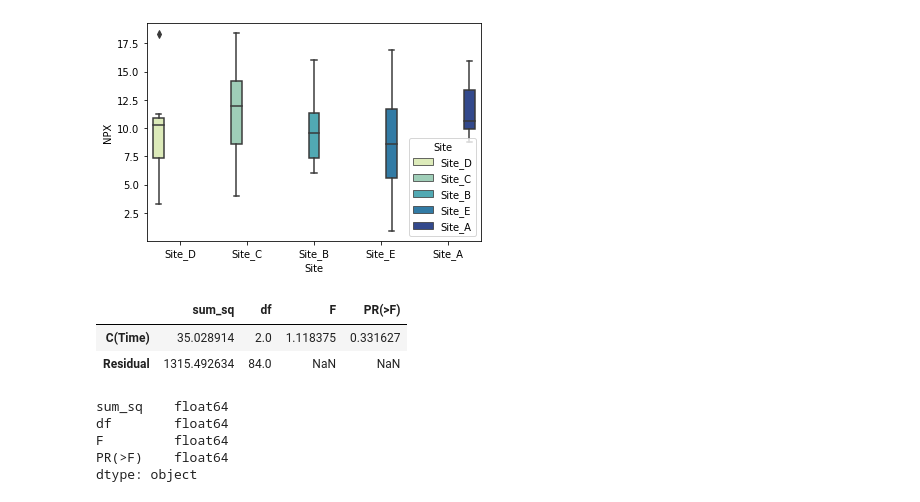
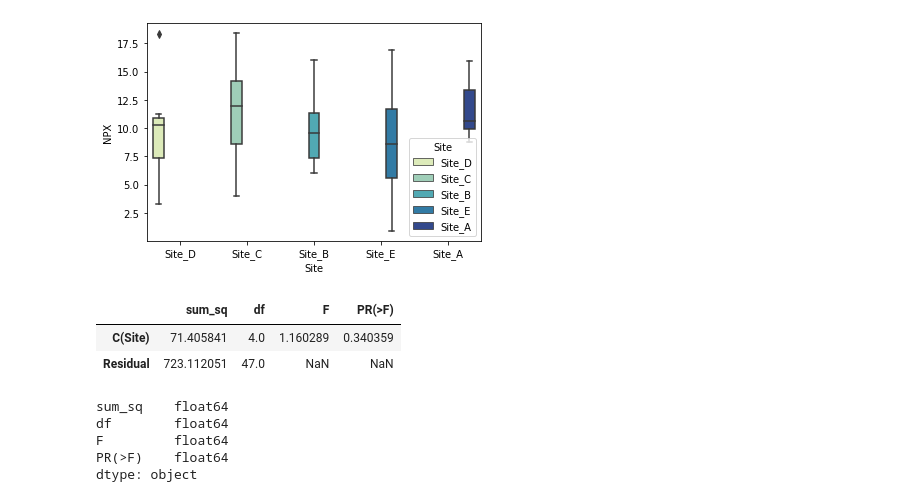
Before and after one commit to chrisbock76/Final_Project, a Jupyter notebook: NewANOVAxProtein.ipynb, the cells around one changed output. Drawn from its saved outputs; the diff is of its cells as text; code cells hidden in the pictures.

```diff
--- a/NewANOVAxProtein.ipynb
+++ b/NewANOVAxProtein.ipynb
@@ -7,7 +7,7 @@ from statsmodels.formula.api import ols # Ordinary Least Squares (OLS) model
 from statsmodels.stats.anova import anova_lm
 import matplotlib.pyplot as plt
 # %%
-df = pd.read_csv("Resources/ANOVA_merged.csv")
+df = pd.read_csv("ANOVA_merged.csv")
 df
 # %% [output]
 |  | SampleID | CHL1_OID01216 | NRP1_OID01217 | PLXNB2_OID01218 | FCGR3B_OID01219 | LILRB5_OID01220 | ... |
@@ -148,15 +148,15 @@ sns.boxplot(x="Site", y="NPX", hue="Site", data=test_data, palette="YlGnBu")
 [figure]
 # %%
 # C(Site):C(Uniprot ID) represent interaction term
-model = ols('NPX ~ C(Time)', data=test_data).fit()
+model = ols('NPX ~ C(Site)', data=test_data).fit()
 
 # Type 3 sums of squares (SS) ('typ=3') is recommended for an unbalanced design for multifactorial ANOVA
 anova_table_test = sm.stats.anova_lm(model, typ=2)
 anova_table_test
 # %% [output]
 |  | sum_sq | df | F | PR(>F) |
-| C(Time) | 35.028914 | 2.0 | 1.118375 | 0.331627 |
-| Residual | 1315.492634 | 84.0 | NaN | NaN |
+| C(Site) | 71.405841 | 4.0 | 1.160289 | 0.340359 |
+| Residual | 723.112051 | 47.0 | NaN | NaN |
 # %%
 anova_table_test.dtypes
 # %% [output]
```
Also changed, not shown: parts of 6 cells of this notebook, 7 other files.
